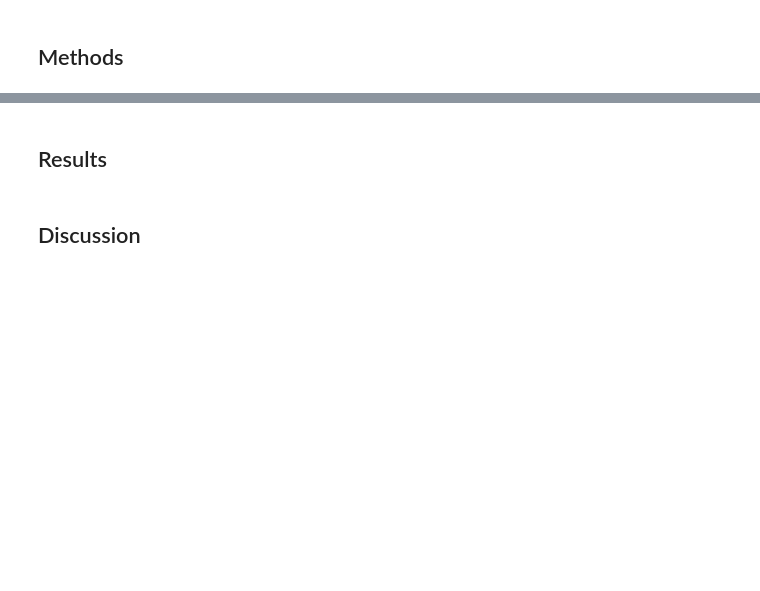
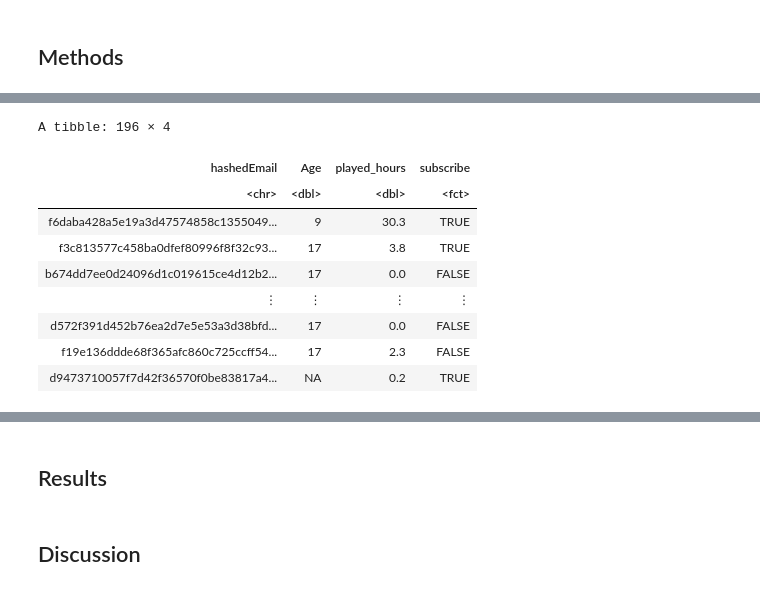
Before and after one commit to Gabriella478/dsci-100-project, a Jupyter notebook: project-2025-final.ipynb, the cells around one changed output, grey strips where cells are left out. Drawn from its saved outputs; the diff is of its cells as text; code cells hidden in the pictures; blank space fills up the shorter version.

```diff
--- a/project-2025-final.ipynb
+++ b/project-2025-final.ipynb
@@ -62,0 +118,16 @@ From the tibble above, we can see that there are 144 players who have subscribed
+# %%
+players <- players_orig |>
+    mutate(subscribe = as_factor(subscribe)) |>
+    select(hashedEmail, Age, played_hours, subscribe)
+players
+# %% [output]
+A tibble: 196 × 4
+| hashedEmail | Age | played_hours | subscribe |
+| <chr> | <dbl> | <dbl> | <fct> |
+| f6daba428a5e19a3d47574858c1355049... | 9 | 30.3 | TRUE |
+| f3c813577c458ba0dfef80996f8f32c93... | 17 | 3.8 | TRUE |
+| b674dd7ee0d24096d1c019615ce4d12b2... | 17 | 0.0 | FALSE |
+| ⋮ | ⋮ | ⋮ | ⋮ |
+| d572f391d452b76ea2d7e5e53a3d38bfd... | 17 | 0.0 | FALSE |
+| f19e136ddde68f365afc860c725ccff54... | 17 | 2.3 | FALSE |
+| d9473710057f7d42f36570f0be83817a4... | NA | 0.2 | TRUE |
```
Also changed, not shown: parts of 18 cells of this notebook.
